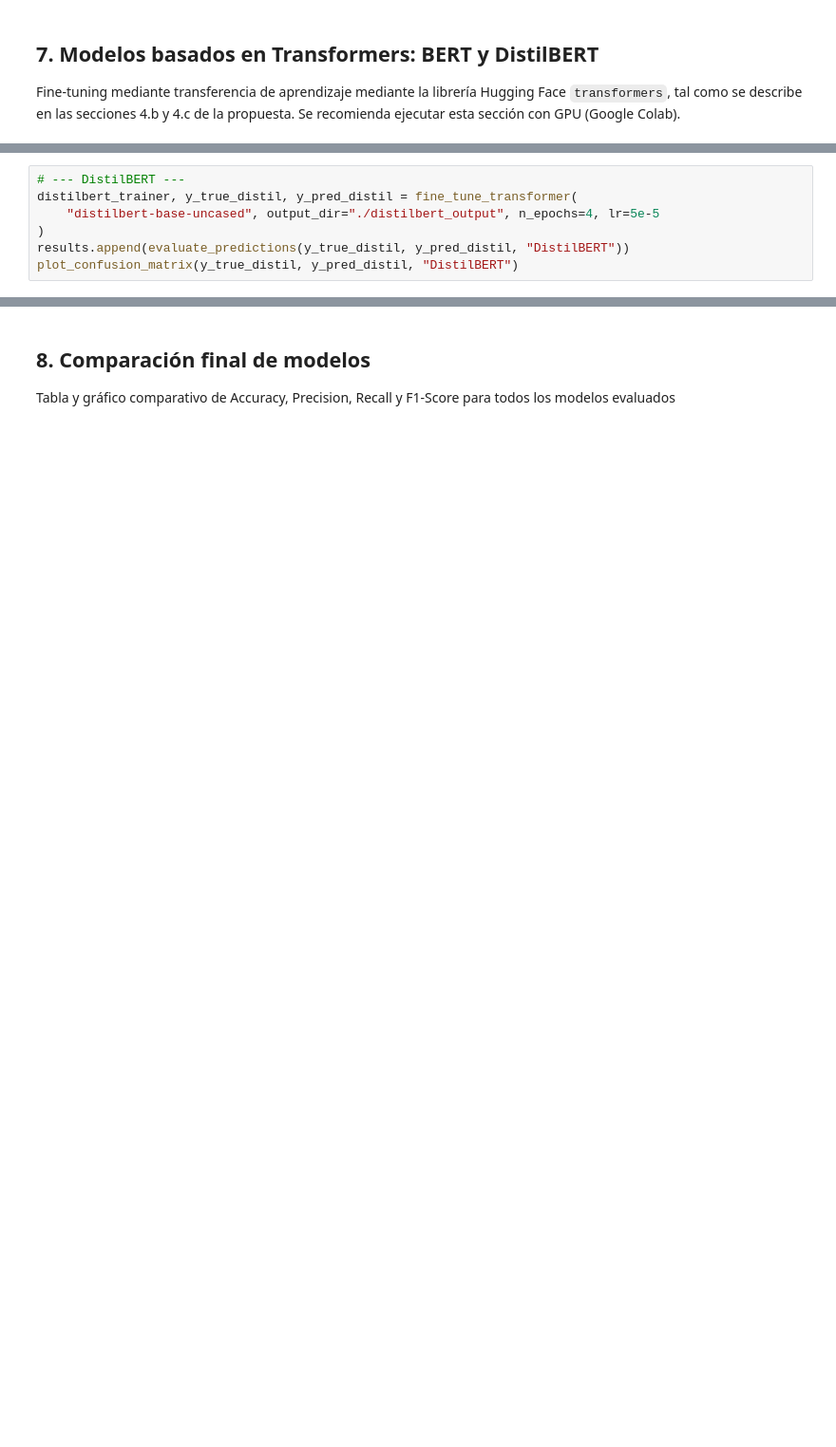
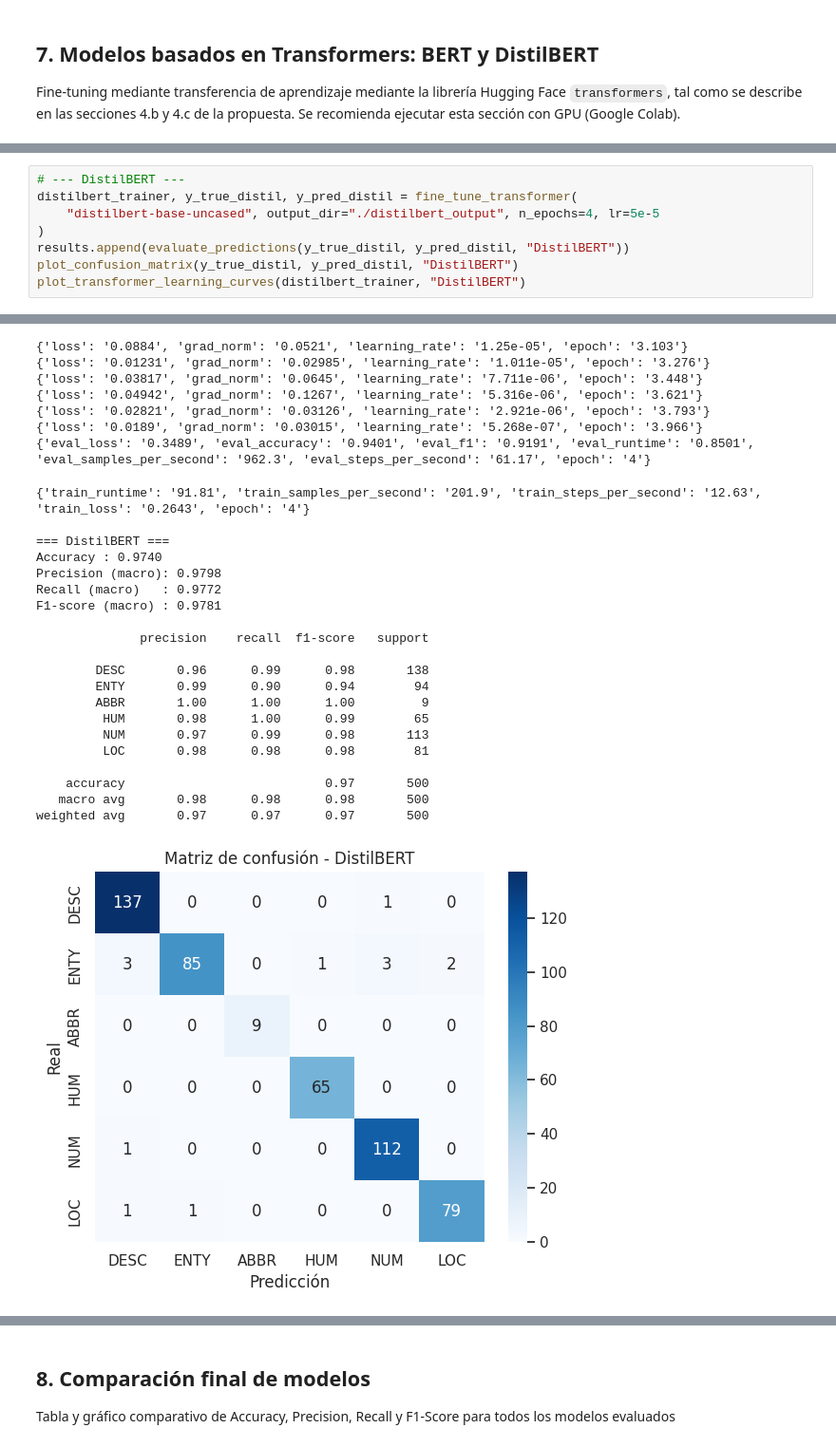
Before and after one commit to rodrigotorrespuga/TFM, a Jupyter notebook: tfm_clasificacion_preguntas.ipynb, the cells around one changed output, grey strips where cells are left out. Shown at 95% size. Saved outputs shown, nothing was run; the diff lists cells and outputs as text; blank space fills up the shorter version.

```diff
--- a/tfm_clasificacion_preguntas.ipynb
+++ b/tfm_clasificacion_preguntas.ipynb
@@ -469,3 +717,5 @@ distilbert_trainer, y_true_distil, y_pred_distil = fine_tune_transformer(
 )
 results.append(evaluate_predictions(y_true_distil, y_pred_distil, "DistilBERT"))
 plot_confusion_matrix(y_true_distil, y_pred_distil, "DistilBERT")
+plot_transformer_learning_curves(distilbert_trainer, "DistilBERT")
+# %% [output]
@@ -471,0 +761,28 @@ plot_confusion_matrix(y_true_distil, y_pred_distil, "DistilBERT")
+{'loss': '0.0884', 'grad_norm': '0.0521', 'learning_rate': '1.25e-05', 'epoch': '3.103'}
+{'loss': '0.01231', 'grad_norm': '0.02985', 'learning_rate': '1.011e-05', 'epoch': '3.276'}
+{'loss': '0.03817', 'grad_norm': '0.0645', 'learning_rate': '7.711e-06', 'epoch': '3.448'}
+{'loss': '0.04942', 'grad_norm': '0.1267', 'learning_rate': '5.316e-06', 'epoch': '3.621'}
+{'loss': '0.02821', 'grad_norm': '0.03126', 'learning_rate': '2.921e-06', 'epoch': '3.793'}
+{'loss': '0.0189', 'grad_norm': '0.03015', 'learning_rate': '5.268e-07', 'epoch': '3.966'}
+{'eval_loss': '0.3489', 'eval_accuracy': '0.9401', 'eval_f1': '0.9191', 'eval_runtime': '0.8501', 'eval_samples_per_second': '962.3', 'eval_steps_per_second': '61.17', 'epoch': '4'}
+{'train_runtime': '91.81', 'train_samples_per_second': '201.9', 'train_steps_per_second': '12.63', 'train_loss': '0.2643', 'epoch': '4'}
+
+=== DistilBERT ===
+Accuracy : 0.9740
+Precision (macro): 0.9798
+Recall (macro)   : 0.9772
+F1-score (macro) : 0.9781
+
+              precision    recall  f1-score   support
+
+        DESC       0.96      0.99      0.98       138
+        ENTY       0.99      0.90      0.94        94
+        ABBR       1.00      1.00      1.00         9
+         HUM       0.98      1.00      0.99        65
+         NUM       0.97      0.99      0.98       113
+         LOC       0.98      0.98      0.98        81
+
+    accuracy                           0.97       500
+   macro avg       0.98      0.98      0.98       500
+weighted avg       0.97      0.97      0.97       500
+[figure, added]
```
Also changed, not shown: parts of 30 cells of this notebook.
